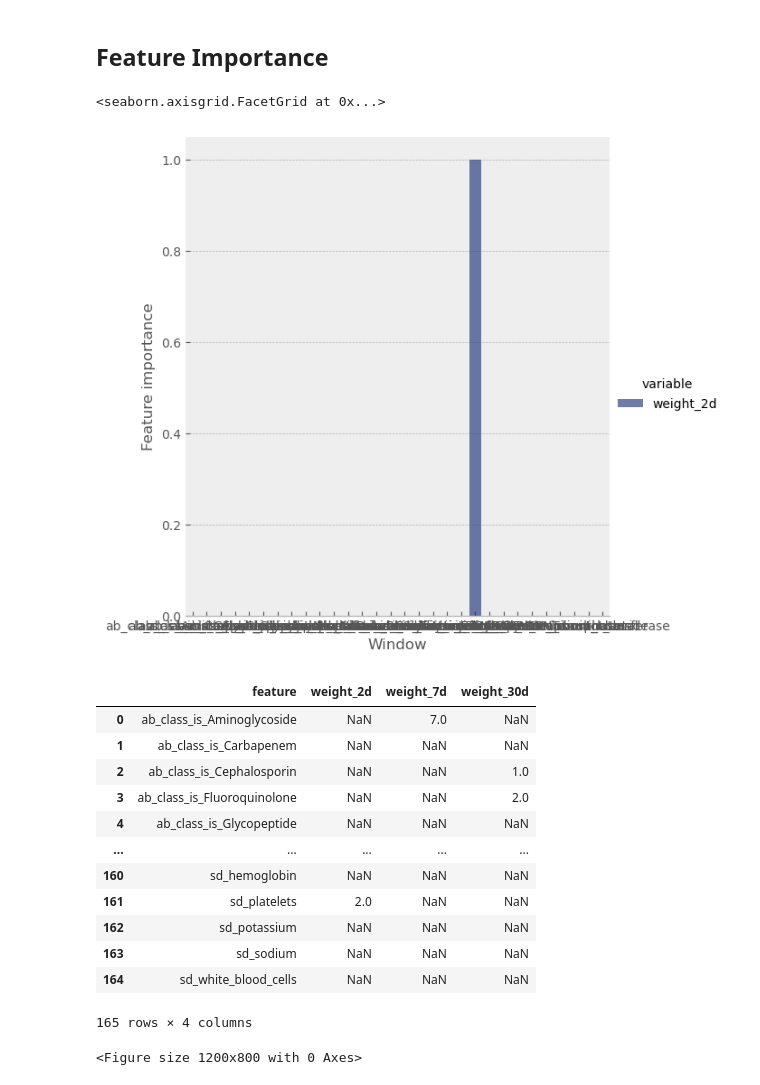
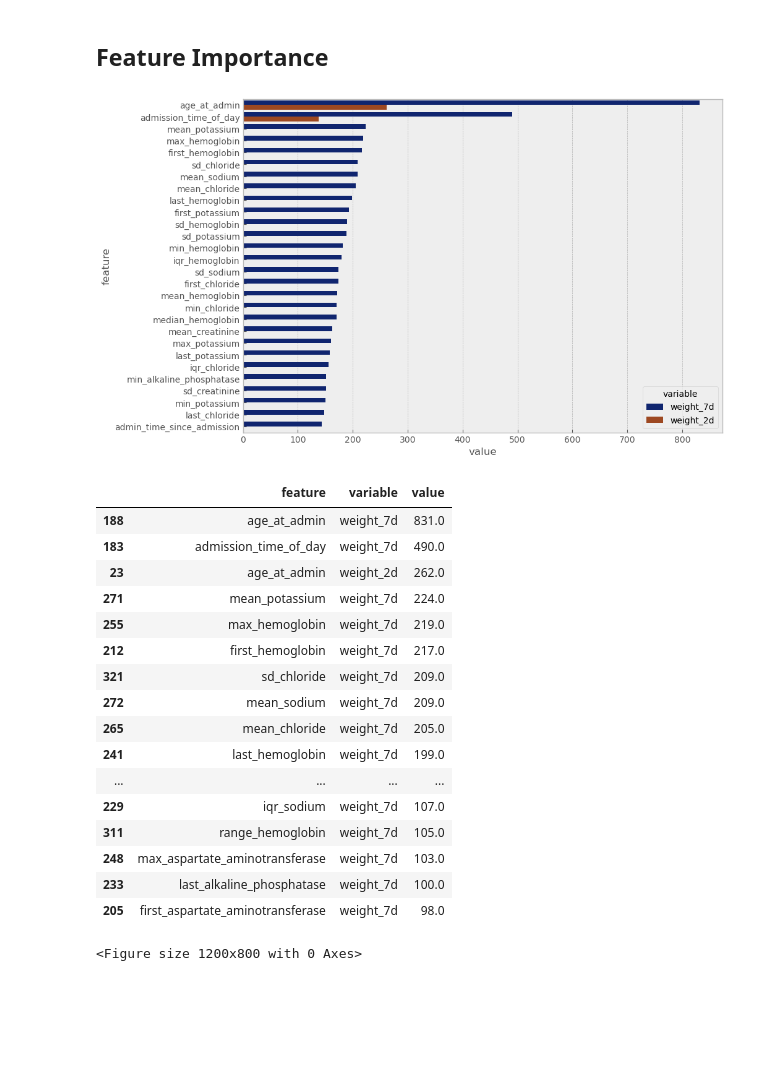
Before and after one commit to aszatrowski/predicting-cdiff, a Jupyter notebook: plot_customization.ipynb, the cells around one changed output. Saved outputs shown, nothing was run; the diff lists cells and outputs as text; code cells hidden in the pictures; blank space fills up the shorter version.

Commit message:
messing with feature plot

```diff
--- a/plot_customization.ipynb
+++ b/plot_customization.ipynb
@@ -88,47 +88,53 @@ plt.show()
 # %%
 windows = ['2d', '7d', '30d']
 feature_importances_df = pd.DataFrame({'feature': xgb_model.feature_names_in_})
 # plt.figure(figsize=(10, 7))
 # plt.style.use('bmh')
 for window in windows:
     xgb_model = xgb.XGBClassifier()
     xgb_model.load_model(f'{window}_best_model.json')
     y_true = val_df[f'cdiff_{window}_flag']
 
-    window_df = pd.DataFrame(xgb_model.get_booster().get_score(importance_type='weight').items(), columns=['feature', f'weight_{window}']).sort_values([f'weight_{window}']).head(10)
+    window_df = pd.DataFrame(xgb_model.get_booster().get_score(importance_type='weight').items(), columns=['feature', f'weight_{window}']).sort_values([f'weight_{window}'])
 
     feature_importances_df = feature_importances_df.merge(window_df, on='feature', how='outer')
+
 feature_importances_long = pd.melt(feature_importances_df, id_vars=['feature'], value_vars=['weight_2d', 'weight_7d', 'weight_30d'])
-feature_importances_long = feature_importances_long.head(10 * 3)
-feature_importances_long
-g = sns.catplot(
-    data=feature_importances_long, kind="bar",
-    x="feature", y="value", hue="variable",
-     palette="dark", alpha=.6, height=6
+feature_importances_long = feature_importances_long.sort_values(['value'], ascending=False).head(30)
+plt.figure(figsize=(10, 7))
+plt.style.use('bmh')
+sns.barplot(
+    data=feature_importances_long,
+    y="feature", x="value", hue="variable",
+     palette="dark"
 )
+plt.show()
 # g.set_xticklabels(g.get_xticklabels(), rotation=45)
-g.despine(left=True)
-g.set_axis_labels("Window", "Feature importance")
+# g.despine(left=True)
+# g.set_axis_labels("Window", "Feature importance")
 # g.legend.set_title("")
 # %% [output]
-<seaborn.axisgrid.FacetGrid at 0x...>
-[figure, old version]
+[figure, new version]
 # %%
-feature_importances_df
+feature_importances_long
 # %% [output]
-|  | feature | weight_2d | weight_7d | weight_30d |
-| 0 | ab_class_is_Aminoglycoside | NaN | 7.0 | NaN |
-| 1 | ab_class_is_Carbapenem | NaN | NaN | NaN |
-| 2 | ab_class_is_Cephalosporin | NaN | NaN | 1.0 |
-| 3 | ab_class_is_Fluoroquinolone | NaN | NaN | 2.0 |
-| 4 | ab_class_is_Glycopeptide | NaN | NaN | NaN |
-| ... | ... | ... | ... | ... |
-| 160 | sd_hemoglobin | NaN | NaN | NaN |
-| 161 | sd_platelets | 2.0 | NaN | NaN |
-| 162 | sd_potassium | NaN | NaN | NaN |
-| 163 | sd_sodium | NaN | NaN | NaN |
-| 164 | sd_white_blood_cells | NaN | NaN | NaN |
+|  | feature | variable | value |
+| 188 | age_at_admin | weight_7d | 831.0 |
+| 183 | admission_time_of_day | weight_7d | 490.0 |
+| 23 | age_at_admin | weight_2d | 262.0 |
+| 271 | mean_potassium | weight_7d | 224.0 |
+| 255 | max_hemoglobin | weight_7d | 219.0 |
+| 212 | first_hemoglobin | weight_7d | 217.0 |
+| 321 | sd_chloride | weight_7d | 209.0 |
+| 272 | mean_sodium | weight_7d | 209.0 |
+| 265 | mean_chloride | weight_7d | 205.0 |
+| 241 | last_hemoglobin | weight_7d | 199.0 |
+| ... | ... | ... | ... |
+| 229 | iqr_sodium | weight_7d | 107.0 |
+| 311 | range_hemoglobin | weight_7d | 105.0 |
+| 248 | max_aspartate_aminotransferase | weight_7d | 103.0 |
+| 233 | last_alkaline_phosphatase | weight_7d | 100.0 |
+| 205 | first_aspartate_aminotransferase | weight_7d | 98.0 |
-165 rows × 4 columns
 # %%
 plt.figure(figsize=(12, 8))
 xgb.plot_importance(xgb_model_30d, max_num_features=30, height=0.8)
```
